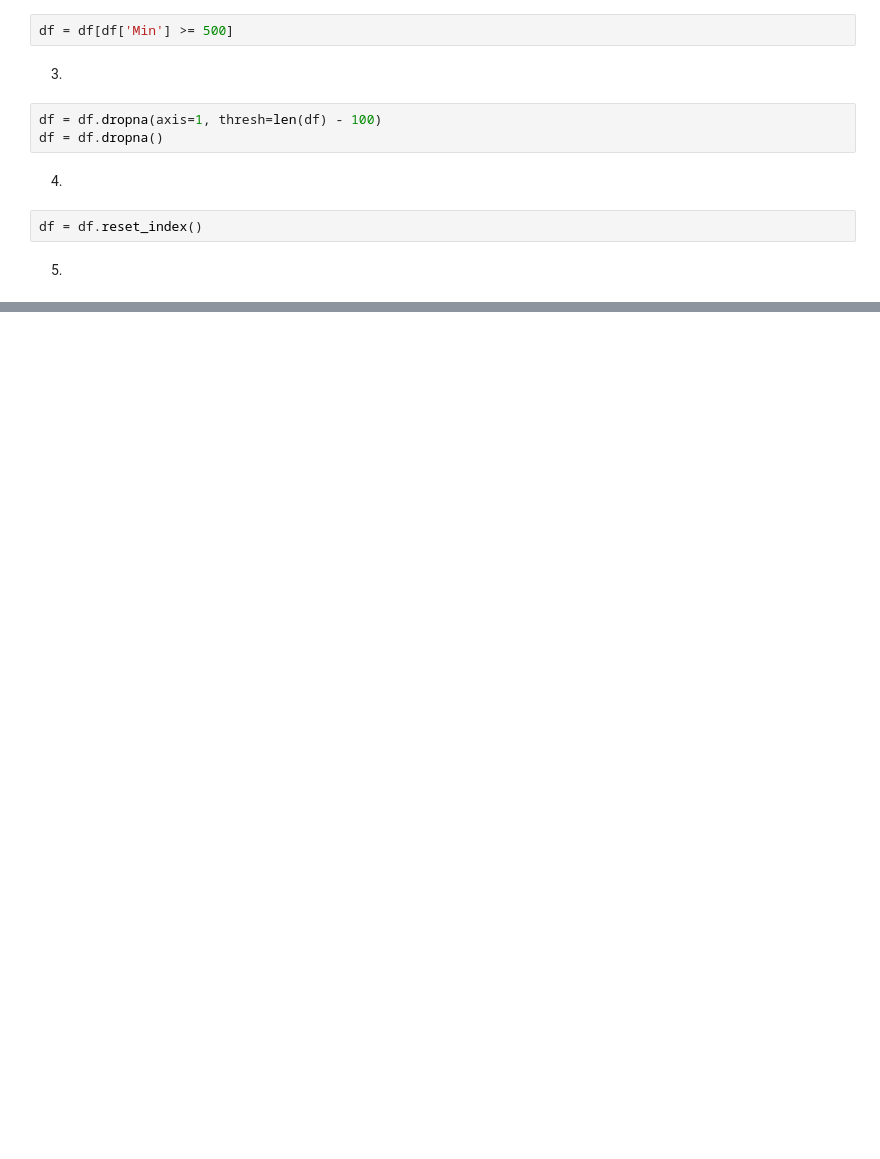
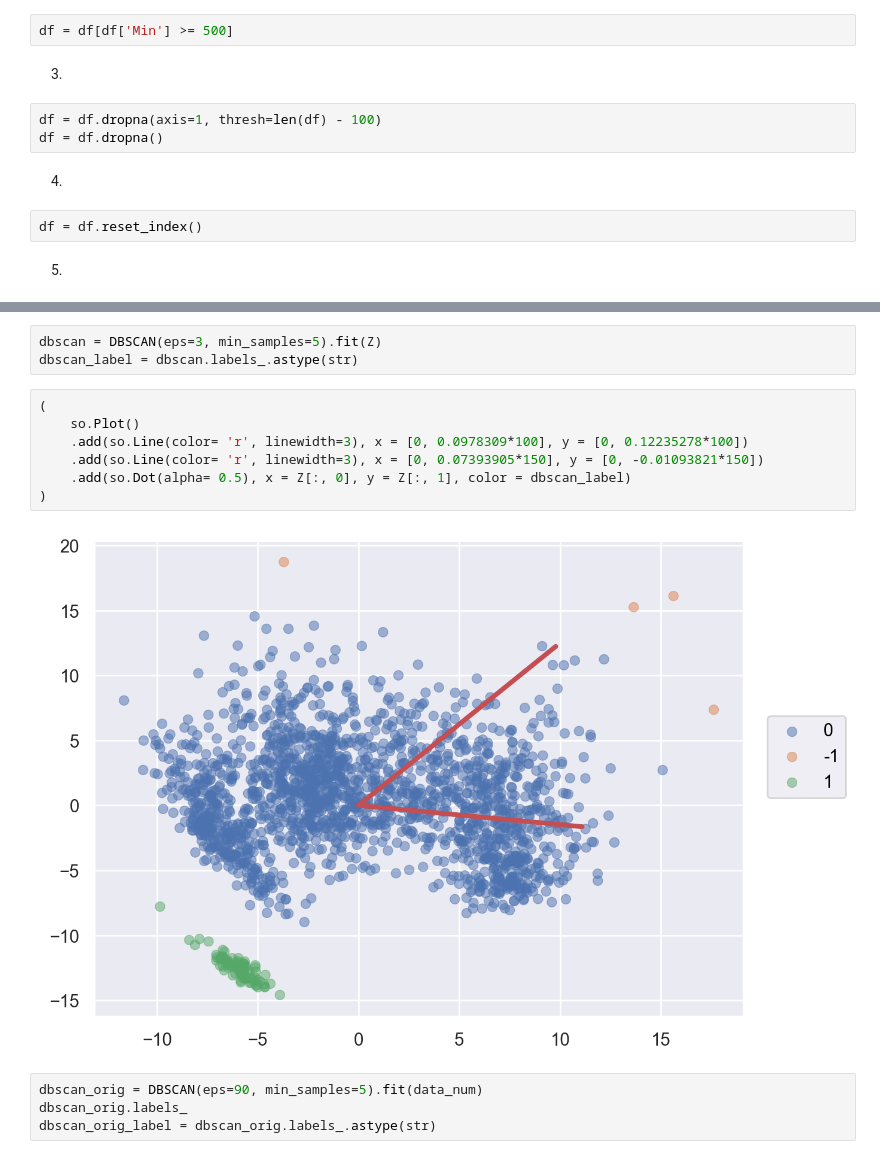
Before and after one commit to maubosc/tp_footballanalytics, a Jupyter notebook: TP_2.ipynb, the cells around one changed output, grey strips where cells are left out. Drawn from its saved outputs; the diff is of its cells as text; blank space fills up the shorter version.

```diff
--- a/TP_2.ipynb
+++ b/TP_2.ipynb
@@ -29,0 +130,16 @@ data_num
+# %%
+dbscan = DBSCAN(eps=3, min_samples=5).fit(Z)
+dbscan_label = dbscan.labels_.astype(str)
+# %%
+(
+    so.Plot()
+    .add(so.Line(color= 'r', linewidth=3), x = [0, 0.0978309*100], y = [0, 0.12235278*100])
+    .add(so.Line(color= 'r', linewidth=3), x = [0, 0.07393905*150], y = [0, -0.01093821*150])
+    .add(so.Dot(alpha= 0.5), x = Z[:, 0], y = Z[:, 1], color = dbscan_label)
+)
+# %% [output]
+[figure, added]
+# %%
+dbscan_orig = DBSCAN(eps=90, min_samples=5).fit(data_num)
+dbscan_orig.labels_
+dbscan_orig_label = dbscan_orig.labels_.astype(str)
```
Also changed, not shown: parts of 29 cells of this notebook.
